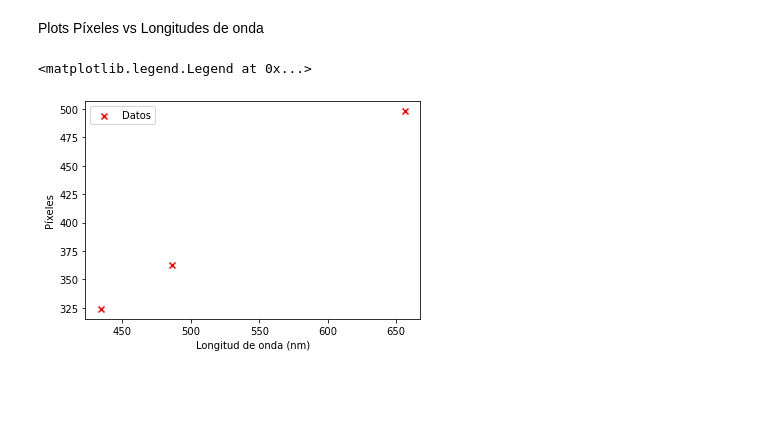
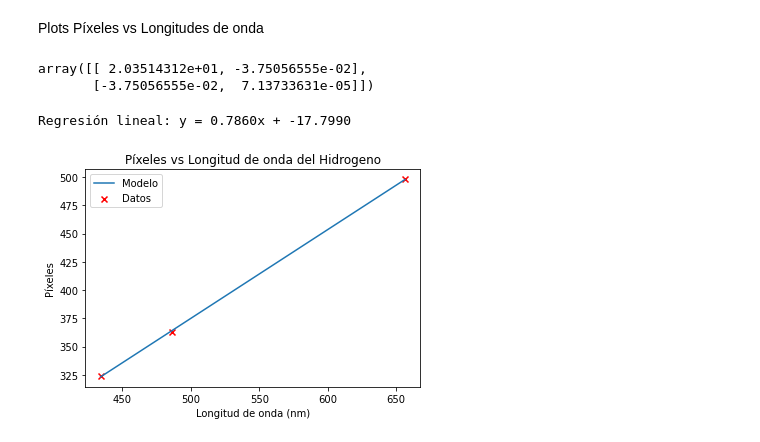
Before and after one commit to slaverdeg/Laboratorio-Moderna-GitHub, a Jupyter notebook: Espectros/Espectros.ipynb, the cells around one changed output. Cells and saved outputs as stored; diff of their text form; code cells hidden in the pictures; blank space fills up the shorter version.

```diff
--- a/Espectros/Espectros.ipynb
+++ b/Espectros/Espectros.ipynb
@@ -21,12 +68,27 @@ Hg_ = np.array([])
 Ne_ = np.array([])
 # %% [markdown]
 Plots Píxeles vs Longitudes de onda
+# %%
+param = Minimos_cuadrados(H_,H)
+_x = np.linspace(np.min(H_),np.max(H_),50)
+_y = GetModel(_x,param)
+GetModel(X,param)
+Cov,sigma = GetError(H_,H,param)
+delta_m = Cov[0][0]
+delta_b = Cov[-1][-1]
+Cov
+# %% [output]
+array([[ 2.03514312e+01, -3.75056555e-02],
+       [-3.75056555e-02,  7.13733631e-05]])
 # %%
 #Plot del Hidrógeno
 plt.scatter(H_,H,label='Datos',color='r',marker='x')
+plt.plot(_x,_y,label='Modelo')
+plt.title('Píxeles vs Longitud de onda del Hidrogeno')
 plt.xlabel('Longitud de onda (nm)')
 plt.ylabel('Píxeles')
 plt.legend()
+print(f"Regresión lineal: y = {round(param[1],3):.4f}x + {round(param[0],3):.4f}")
 # %% [output]
-<matplotlib.legend.Legend at 0x...>
+Regresión lineal: y = 0.7860x + -17.7990
-[figure, old version]
+[figure, new version]
```
Also changed, not shown: parts of 12 cells of this notebook.
